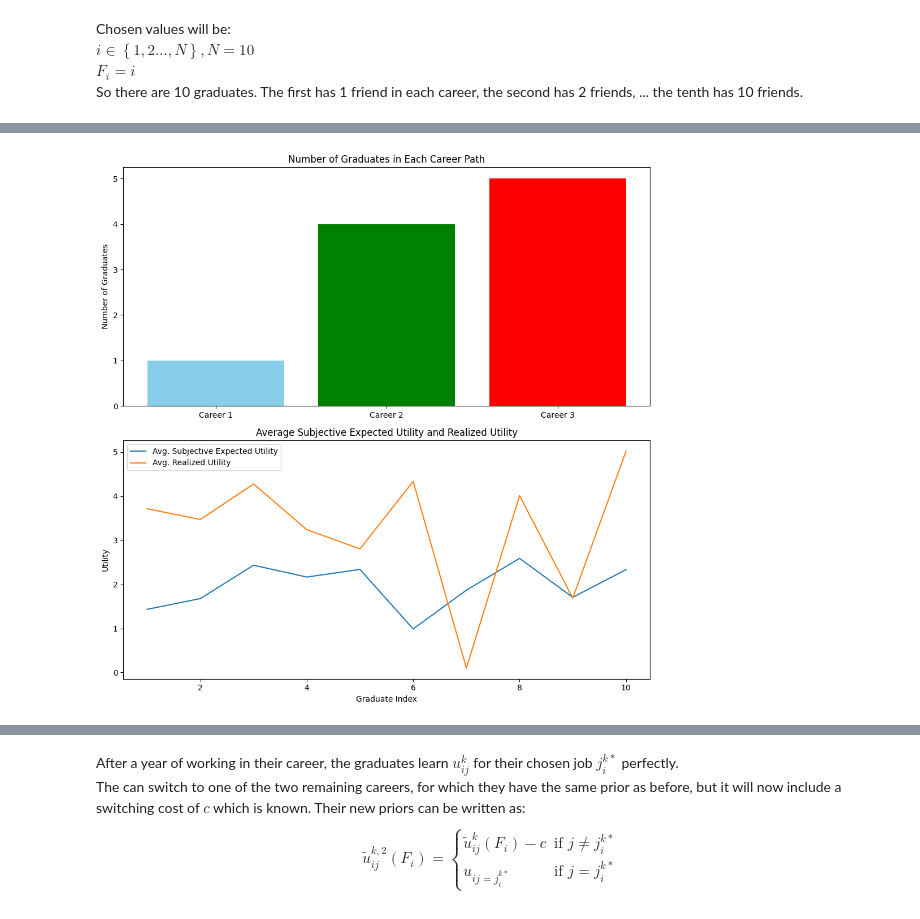
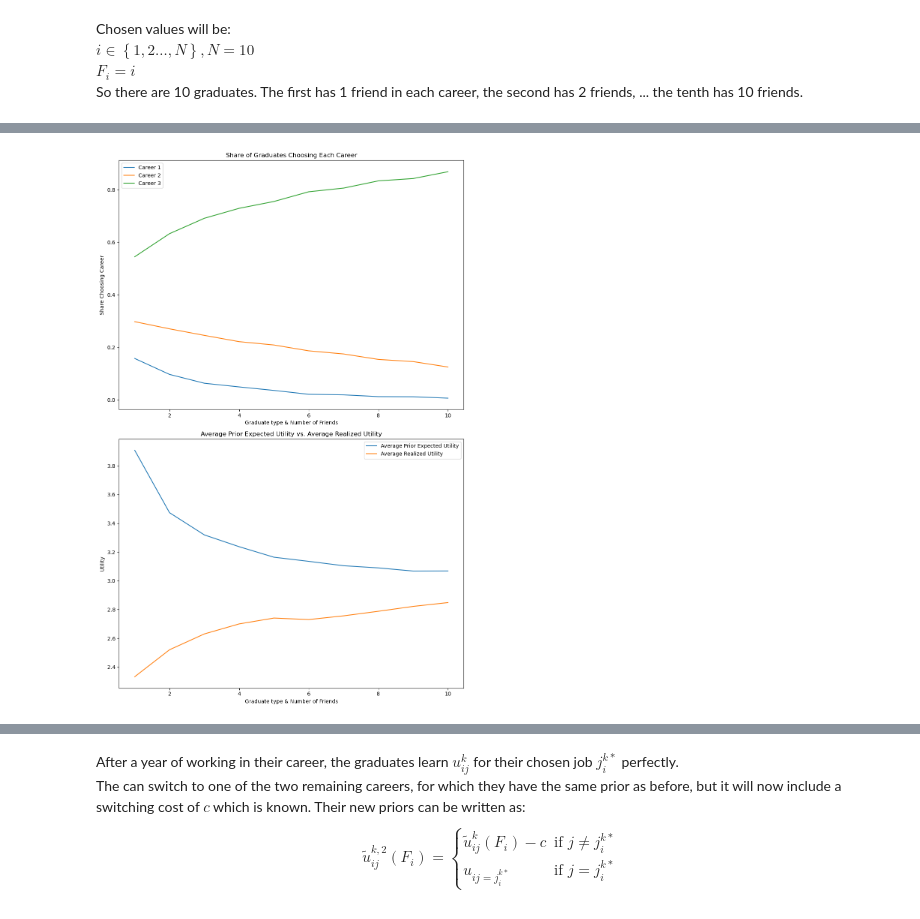
Before and after one commit to NumEconCopenhagen/projects-2024-mathias-mikkel-gabriele, a Jupyter notebook: examproject/exam_2024 copy.ipynb, the cells around one changed output, grey strips where cells are left out. Cells and saved outputs as stored; diff of their text form; code cells hidden in the pictures.

```diff
--- a/examproject/exam_2024 copy.ipynb
+++ b/examproject/exam_2024 copy.ipynb
@@ -137,0 +55,22 @@ False
+# %%
+# Initialize class
+career = CareerClass()
+
+# Parameters can be changed here if wanted
+career.par.J = 3 # number of careers
+career.par.N = 10 # number of graduates
+career.par.K = 10000 # number of simulations
+career.par.i = np.array([1,2,3,4,5,6,7,8,9,10])
+
+career.par.F = np.arange(1,career.par.N+1,1) # number of friends in each career
+career.par.sigma = 2 # standard deviation of the normal distribution
+
+career.par.v = np.arange(1,career.par.J+1, 1) # utility of each career
+career.par.c = 1 # cost of switching career
+
+# set seed if wanted, for reproducability, each career does K different draws.
+seed = 2024
+
+
+# run the method that answers the question
+career.expec_and_avg_utility(seed=seed)
@@ -238,12 +126,6 @@ plt.show()
-# %%
-# Write your answer here
-
-par.i = np.array([1,2,3,4,5,6,7,8,9,10])
-
-
-# Simulate prior expected utility, chosen careers, and realized utilities based on friends' information
-prior_expec_util, chosen_career, real_util, eps_self = career.prior_expec()
-
-career.visualize_results(chosen_career, np.mean(prior_expec_util, axis=1), real_util)
-# %% [output]
-[figure, removed]
+# %%
+# This method does all the calculations and draws for question two and produced the required graphs.
+# We also store key results for later use.
+choices, average_prior_expected_utilities, average_realized_utilities, realized_utilities = career.simulate_career_choices(seed=seed)
+# %% [output]
+[figure, added]
```
Also changed, not shown: parts of 14 cells of this notebook, 2 other files.
